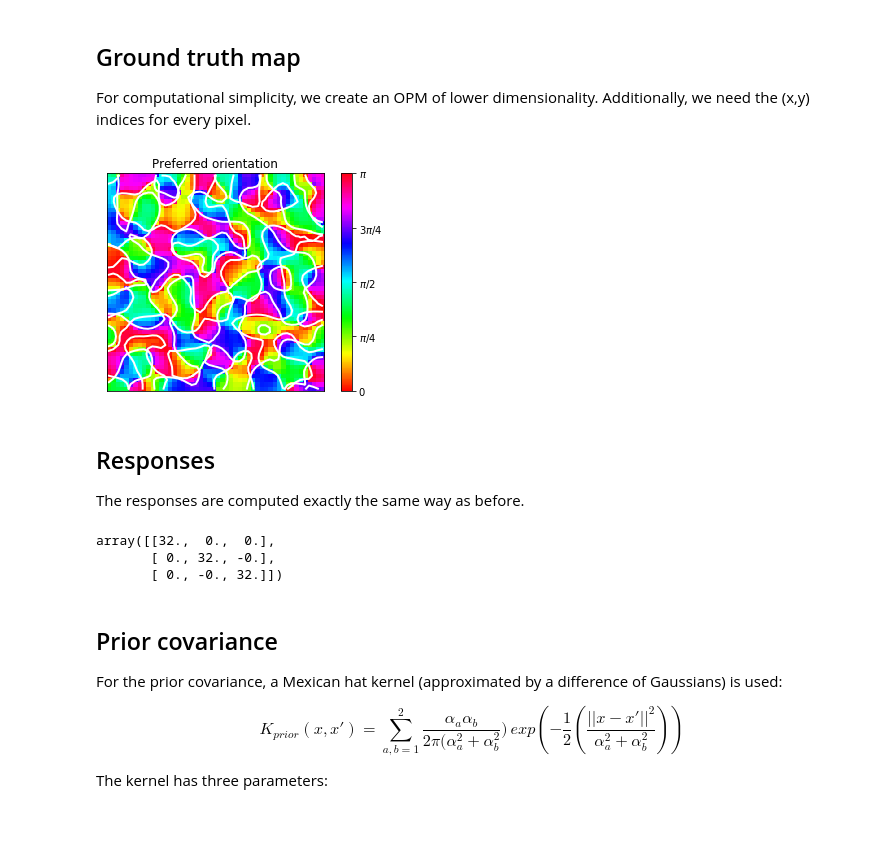
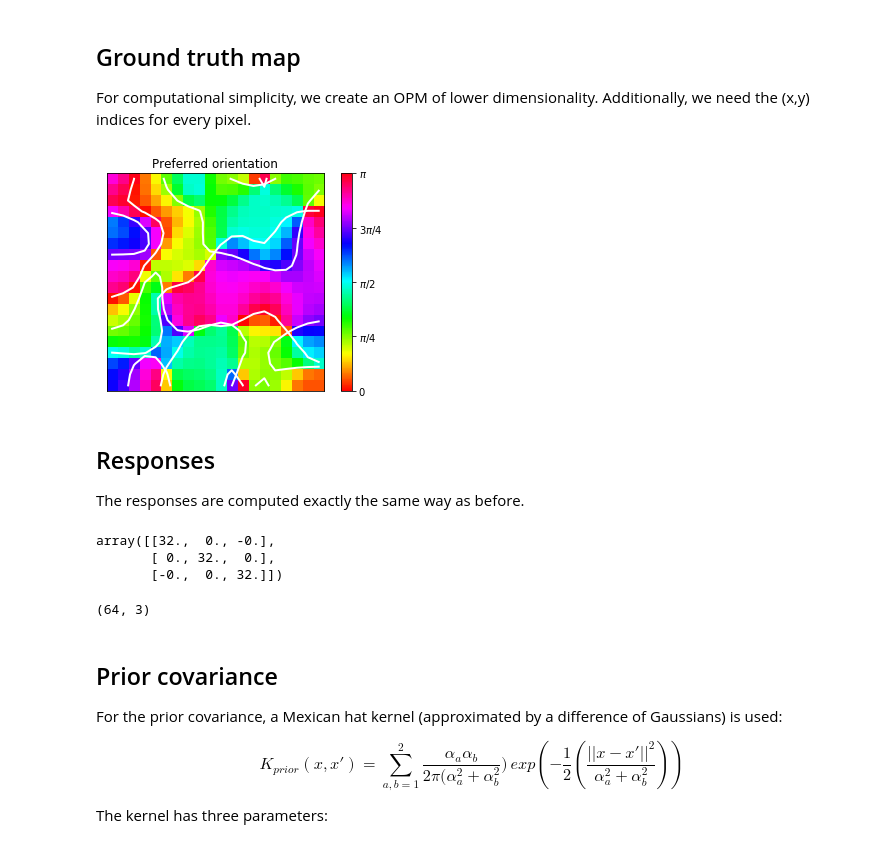
Before and after one commit to mackelab/gp-maps-python, a Jupyter notebook: BayesianOPM.ipynb, the cells around one changed output. Cells and saved outputs as stored; diff of their text form; code cells hidden in the pictures.

```diff
--- a/BayesianOPM.ipynb
+++ b/BayesianOPM.ipynb
@@ -17,22 +15,22 @@ from gp import GaussianProcessOPM
 
 For computational simplicity, we create an OPM of lower dimensionality. Additionally, we need the (x,y) indices for every pixel.
 # %%
-size = 50
+size = 20
 
 n = size**2
 d = 3
 
 # ground truth opm
 m = make_opm(size=size, sigma=2., k=2.)
 
 f, ax = plot_opm(m)
 plot_pinwheels(m, ax)
 
 plt.show()
 
 idx = get_indices(size)
 # %% [output]
-[figure, old version]
+[figure, new version]
 # %% [markdown]
 ## Responses
 The responses are computed exactly the same way as before.
@@ -52,9 +50,13 @@ R = compute_responses(m, contrasts, orientations, repetitions, sigma=0.01)
 np.allclose(V.T @ V, N / 2 * np.eye(d))
 (V.T @ V).round(5)
 # %% [output]
-array([[32.,  0.,  0.],
-       [ 0., 32., -0.],
-       [ 0., -0., 32.]])
+array([[32.,  0., -0.],
+       [ 0., 32.,  0.],
+       [-0.,  0., 32.]])
+# %%
+V.shape
+# %% [output]
+(64, 3)
 # %% [markdown]
 ## Prior covariance
 For the prior covariance, a Mexican hat kernel (approximated by a difference of Gaussians) is used:
```
Also changed, not shown: parts of 14 cells of this notebook, 3 other files.
